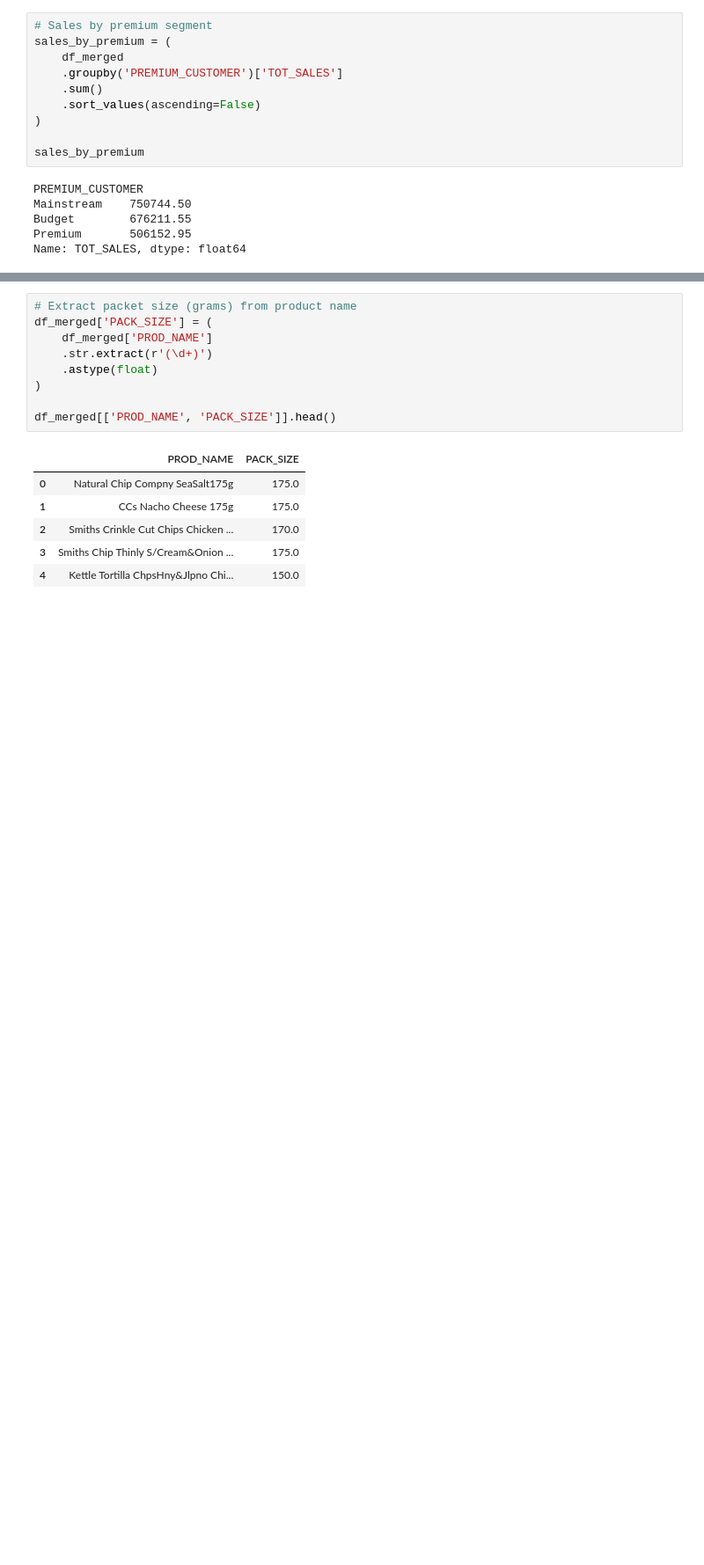
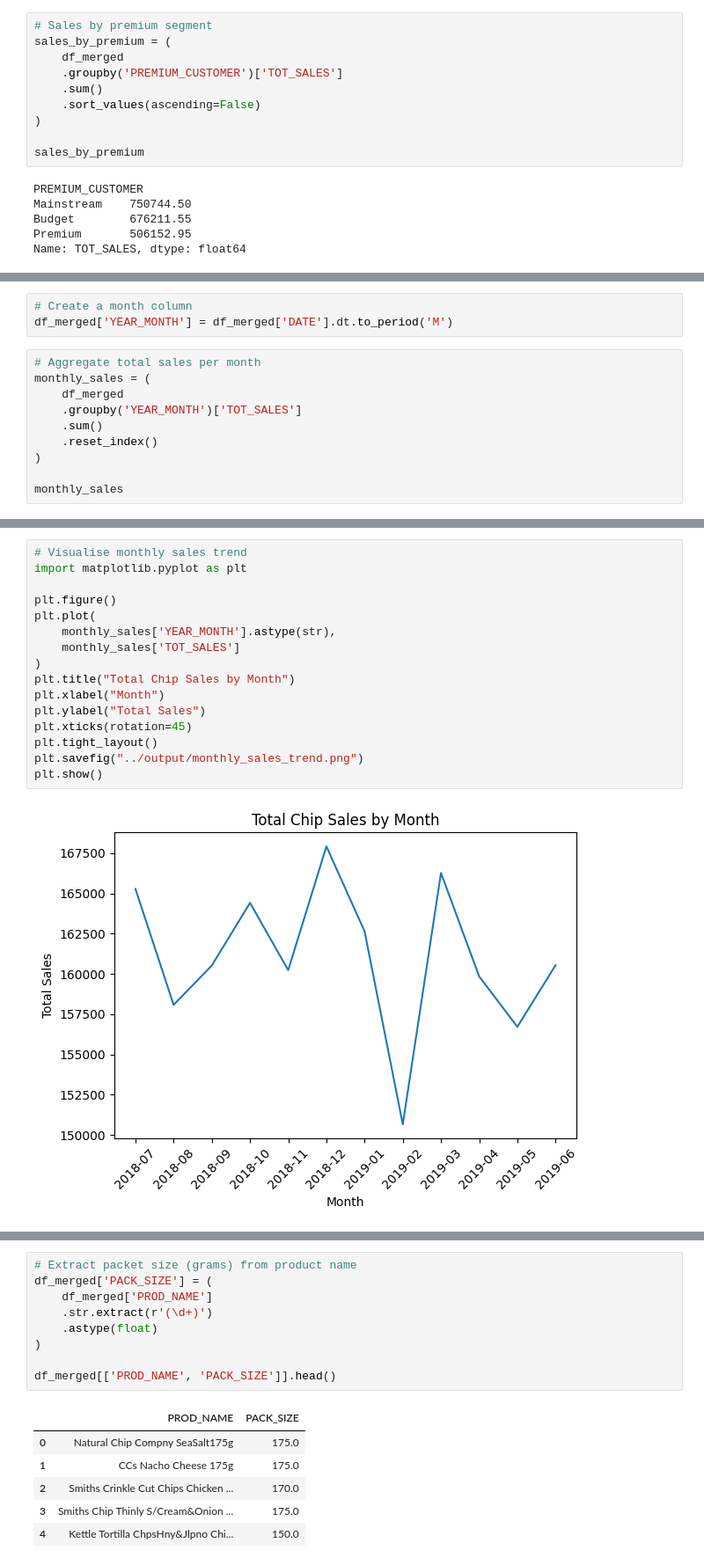
Before and after one commit to EneOgbe/Quantum-Job-Simulation, a Jupyter notebook: notebooks/quantium_analysis.ipynb, the cells around one changed output, grey strips where cells are left out. Shown at 88% size. Cells and saved outputs as stored; diff of their text form; blank space fills up the shorter version.

```diff
--- a/notebooks/quantium_analysis.ipynb
+++ b/notebooks/quantium_analysis.ipynb
@@ -347,0 +413,13 @@ than strategies focused solely on increasing transaction value.
+# %%
+# Create a month column
+df_merged['YEAR_MONTH'] = df_merged['DATE'].dt.to_period('M')
+# %%
+# Aggregate total sales per month
+monthly_sales = (
+    df_merged
+    .groupby('YEAR_MONTH')['TOT_SALES']
+    .sum()
+    .reset_index()
+)
+
+monthly_sales
@@ -347,0 +440,18 @@ than strategies focused solely on increasing transaction value.
+# %%
+# Visualise monthly sales trend
+import matplotlib.pyplot as plt
+
+plt.figure()
+plt.plot(
+    monthly_sales['YEAR_MONTH'].astype(str),
+    monthly_sales['TOT_SALES']
+)
+plt.title("Total Chip Sales by Month")
+plt.xlabel("Month")
+plt.ylabel("Total Sales")
+plt.xticks(rotation=45)
+plt.tight_layout()
+plt.savefig("../output/monthly_sales_trend.png")
+plt.show()
+# %% [output]
+[figure, added]
```
Also changed, not shown: parts of 38 cells of this notebook, 19 other files.
